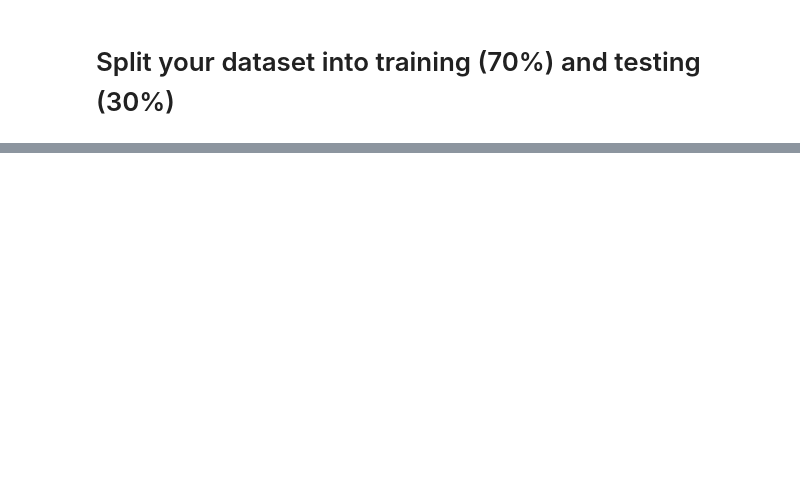
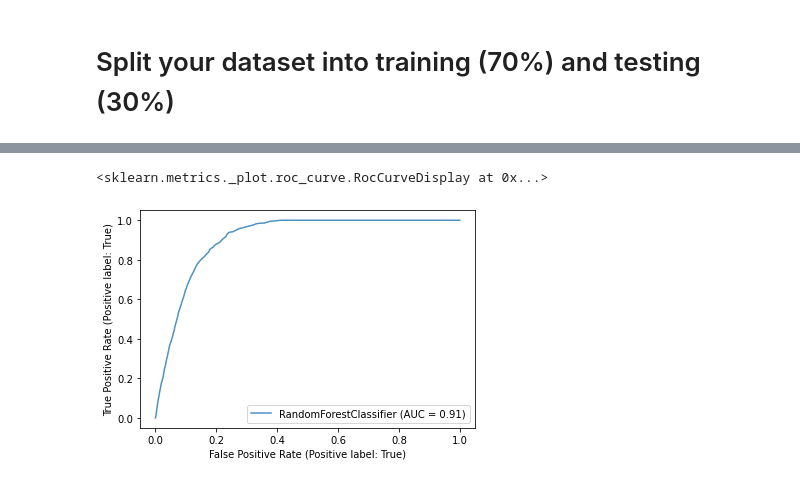
Before and after one commit to keithcallenberg/healthcare-data-carpentry, a Jupyter notebook: code/04_modeling.ipynb, the cells around one changed output, grey strips where cells are left out. Drawn from its saved outputs; the diff is of its cells as text; code cells hidden in the pictures; blank space fills up the shorter version.

```diff
--- a/code/04_modeling.ipynb
+++ b/code/04_modeling.ipynb
@@ -21,2 +62,10 @@ X = pd.read_csv('../data/model_input.csv')
+# %%
+# Train a Random Forest model with default settings
+rf = RandomForestClassifier(random_state=random_state)
+rf.fit(X_train, y_train)
+RocCurveDisplay.from_estimator(rf, X_test, y_test, alpha=0.8)
+# %% [output]
+<sklearn.metrics._plot.roc_curve.RocCurveDisplay at 0x...>
+[figure, added]
 # %%
 # compare
```
Also changed, not shown: parts of 6 cells of this notebook.
